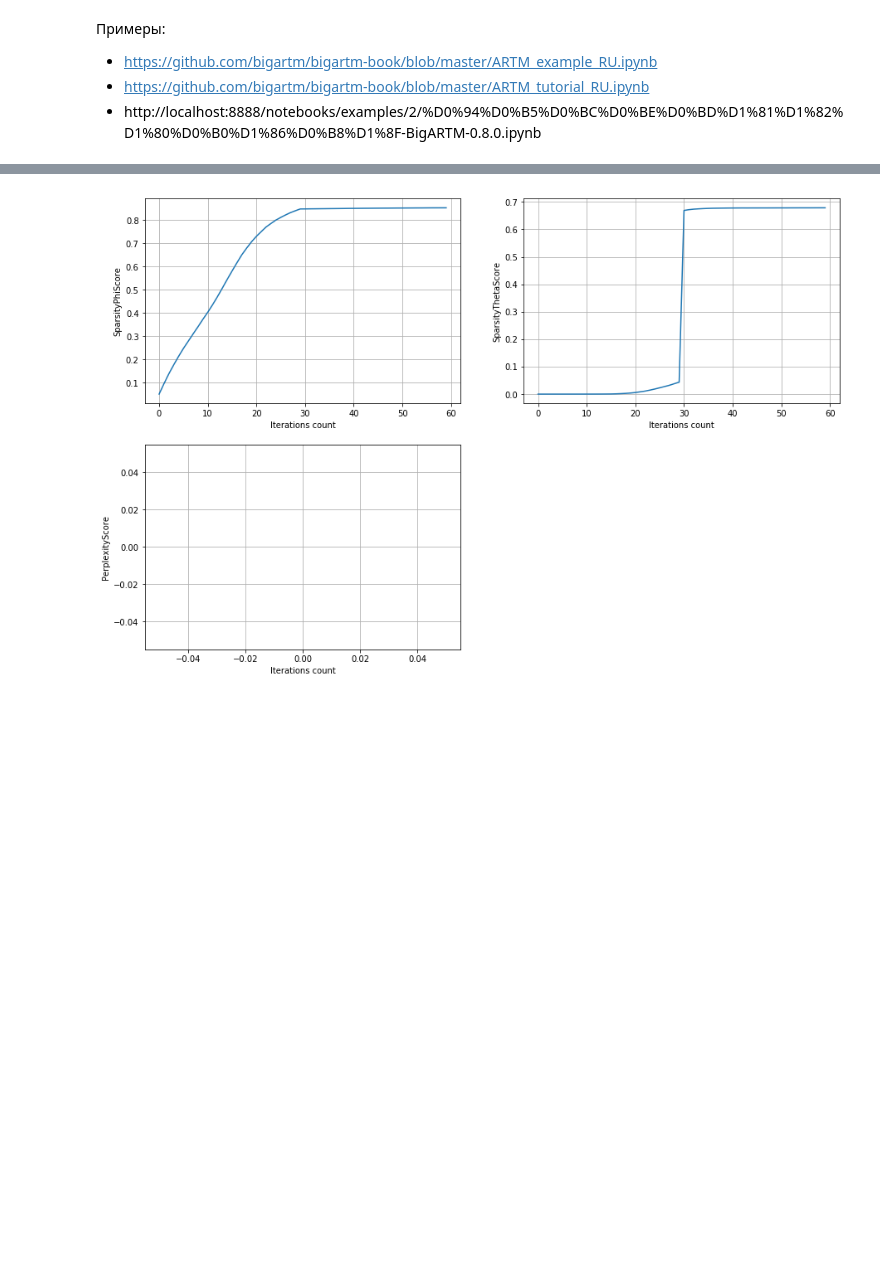
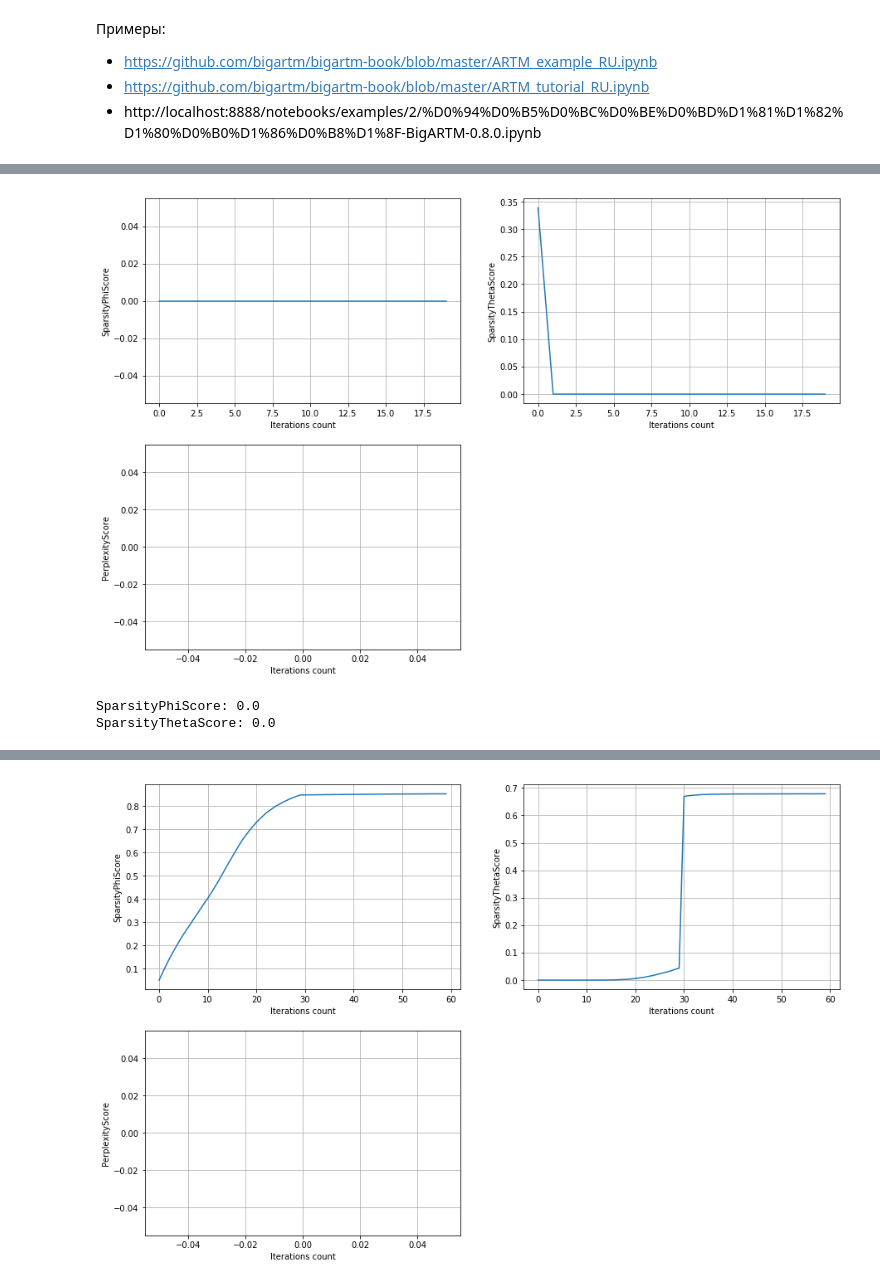
Before and after one commit to Kirmark/bachelor-qualification-work, a Jupyter notebook: application/models/create_model.ipynb, the cells around one changed output, grey strips where cells are left out. Drawn from its saved outputs; the diff is of its cells as text; code cells hidden in the pictures; blank space fills up the shorter version.

```diff
--- a/application/models/create_model.ipynb
+++ b/application/models/create_model.ipynb
@@ -67,17 +67,10 @@ print(dictionary.__dict__['_master'].get_info().dictionary[0].num_entries)
 topic_count = 20
 
 # Создание модели
-model_artm = artm.ARTM(
-    topic_names=['topic_{}'.format(i) for i in range(topic_count)],
-    #regularizers=[
-    #    artm.SmoothSparseThetaRegularizer(
-    #        name='SparseTheta',
-    #        tau=-0.15
-    #    )
-    #],
-    cache_theta=True,
-    #class_ids={'text': 1.0},
-)
+model_artm = artm.ARTM(topic_names=['topic_{}'.format(i) for i in range(topic_count)],
+                       cache_theta=True,
+                       #class_ids={'text': 1.0},
+                      )
 
 # Инициализация модели
 model_artm.initialize(dictionary=dictionary)
@@ -145,13 +255,19 @@ model_artm.regularizers
 # %%
-# Модель 1
+# Модель 3
 # Запуск регуляризатора SparseTheta
 
-model_artm.load("news_model_1")
+model_artm = new_default_model(topic_count, dictionary)
 
-model_artm.regularizers.add(artm.SmoothSparsePhiRegularizer(name='SparseTheta'), overwrite=True)
-model_artm.regularizers['SparseTheta'].tau = -7
+model_artm.load("news_model_2")
 
-model_artm.fit_offline(batch_vectorizer=batch_vectorizer, num_collection_passes=30)
+model_artm.regularizers.add(artm.SmoothSparseThetaRegularizer(name='TopicSelectionTheta'))
+model_artm.regularizers['TopicSelectionTheta'].tau = 1
+
+model_artm.fit_offline(batch_vectorizer=batch_vectorizer, num_collection_passes=20)
 model_print_results(model_artm)
 
-model_artm.save("news_model_2")
+model_artm.save("news_model_3")
+# %% [output]
+[figure, added]
+SparsityPhiScore: 0.0
+SparsityThetaScore: 0.0
```
Also changed, not shown: parts of 10 cells of this notebook, 4 other files.
